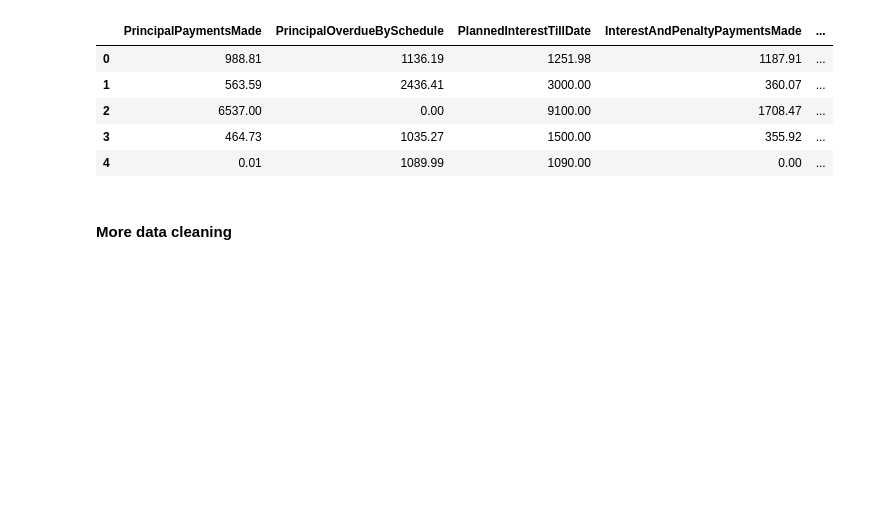
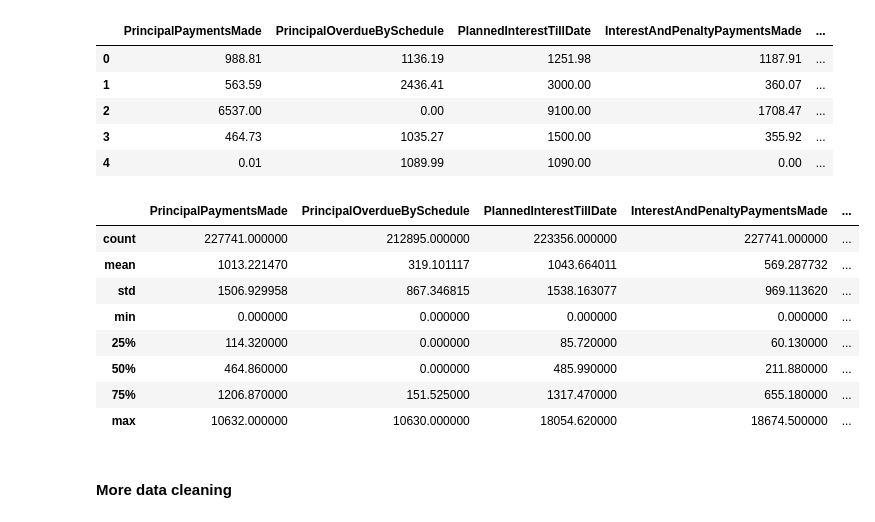
Before and after one commit to olamideogunlowo/Probability-of-default-prediction, a Jupyter notebook: Data exploration.ipynb, the cells around one changed output. Saved outputs shown, nothing was run; the diff lists cells and outputs as text; code cells hidden in the pictures; blank space fills up the shorter version.

```diff
--- a/Data exploration.ipynb
+++ b/Data exploration.ipynb
@@ -375,6 +388,18 @@ selected_features.head()
 | 2 | 6537.00 | 0.00 | 9100.00 | 1708.47 | ... |
 | 3 | 464.73 | 1035.27 | 1500.00 | 355.92 | ... |
 | 4 | 0.01 | 1089.99 | 1090.00 | 0.00 | ... |
+# %%
+selected_features.describe()
+# %% [output]
+|  | PrincipalPaymentsMade | PrincipalOverdueBySchedule | PlannedInterestTillDate | InterestAndPenaltyPaymentsMade | ... |
+| count | 227741.000000 | 212895.000000 | 223356.000000 | 227741.000000 | ... |
+| mean | 1013.221470 | 319.101117 | 1043.664011 | 569.287732 | ... |
+| std | 1506.929958 | 867.346815 | 1538.163077 | 969.113620 | ... |
+| min | 0.000000 | 0.000000 | 0.000000 | 0.000000 | ... |
+| 25% | 114.320000 | 0.000000 | 85.720000 | 60.130000 | ... |
+| 50% | 464.860000 | 0.000000 | 485.990000 | 211.880000 | ... |
+| 75% | 1206.870000 | 151.525000 | 1317.470000 | 655.180000 | ... |
+| max | 10632.000000 | 10630.000000 | 18054.620000 | 18674.500000 | ... |
 # %% [markdown]
 #### More data cleaning
 # %%
```
Also changed, not shown: parts of 1 cell of this notebook.
